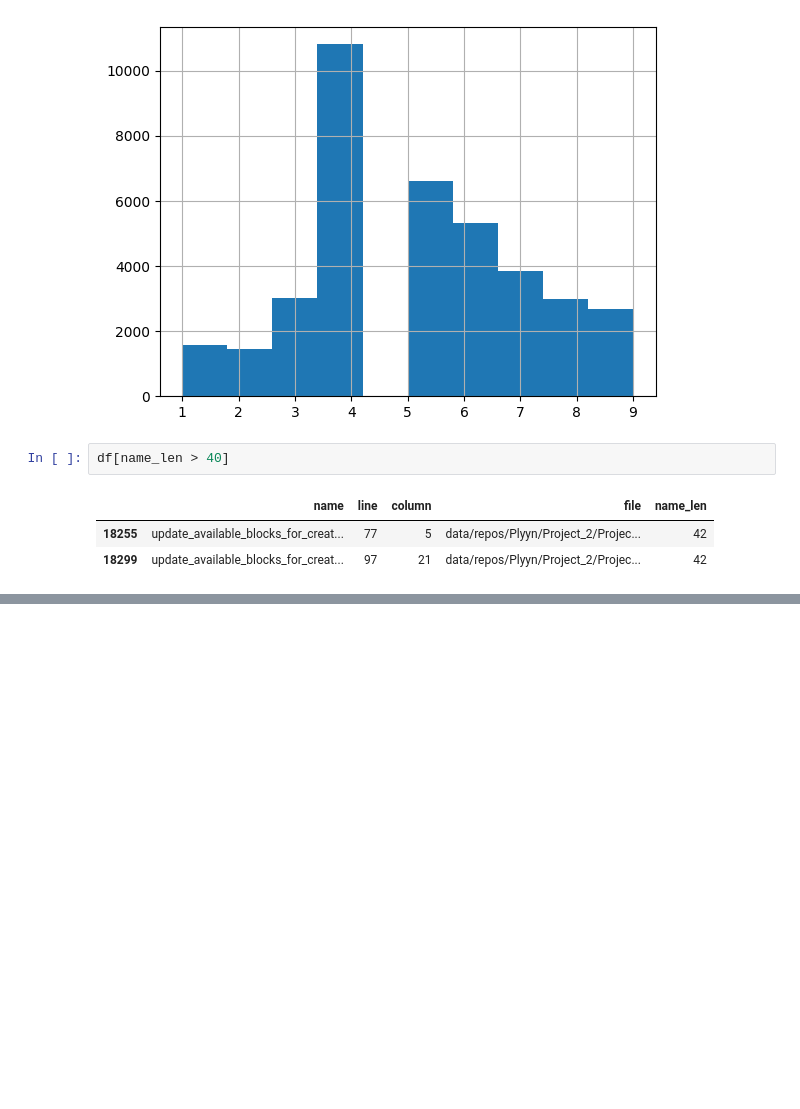
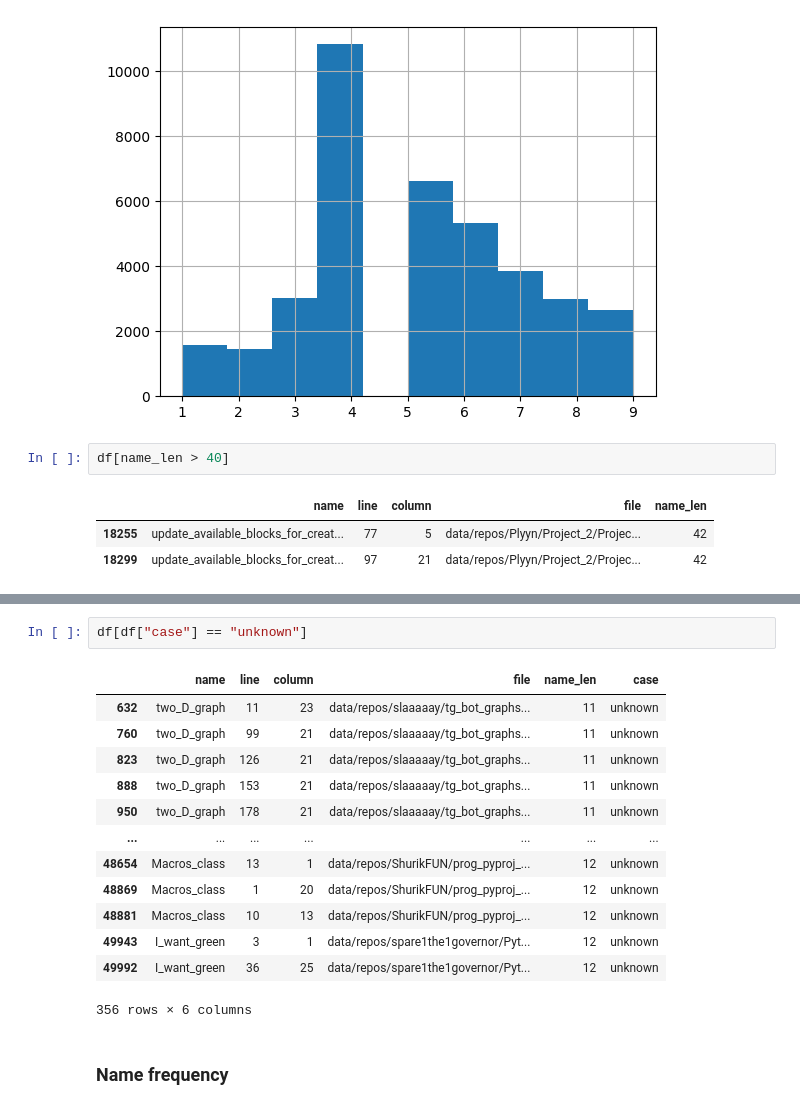
Before and after one commit to alino3ka/project, a Jupyter notebook: notebooks/Lab.ipynb, the cells around one changed output, grey strips where cells are left out. Saved outputs shown, nothing was run; the diff lists cells and outputs as text; blank space fills up the shorter version.

```diff
--- a/notebooks/Lab.ipynb
+++ b/notebooks/Lab.ipynb
@@ -114,0 +147,18 @@ df[name_len > 40]
+# %%
+df[df["case"] == "unknown"]
+# %% [output]
+|  | name | line | column | file | name_len | case |
+| 632 | two_D_graph | 11 | 23 | data/repos/slaaaaay/tg_bot_graphs... | 11 | unknown |
+| 760 | two_D_graph | 99 | 21 | data/repos/slaaaaay/tg_bot_graphs... | 11 | unknown |
+| 823 | two_D_graph | 126 | 21 | data/repos/slaaaaay/tg_bot_graphs... | 11 | unknown |
+| 888 | two_D_graph | 153 | 21 | data/repos/slaaaaay/tg_bot_graphs... | 11 | unknown |
+| 950 | two_D_graph | 178 | 21 | data/repos/slaaaaay/tg_bot_graphs... | 11 | unknown |
+| ... | ... | ... | ... | ... | ... | ... |
+| 48654 | Macros_class | 13 | 1 | data/repos/ShurikFUN/prog_pyproj_... | 12 | unknown |
+| 48869 | Macros_class | 1 | 20 | data/repos/ShurikFUN/prog_pyproj_... | 12 | unknown |
+| 48881 | Macros_class | 10 | 13 | data/repos/ShurikFUN/prog_pyproj_... | 12 | unknown |
+| 49943 | I_want_green | 3 | 1 | data/repos/spare1the1governor/Pyt... | 12 | unknown |
+| 49992 | I_want_green | 36 | 25 | data/repos/spare1the1governor/Pyt... | 12 | unknown |
+356 rows × 6 columns
+# %% [markdown]
+### Name frequency
```
Also changed, not shown: parts of 11 cells of this notebook, 1 other file.
